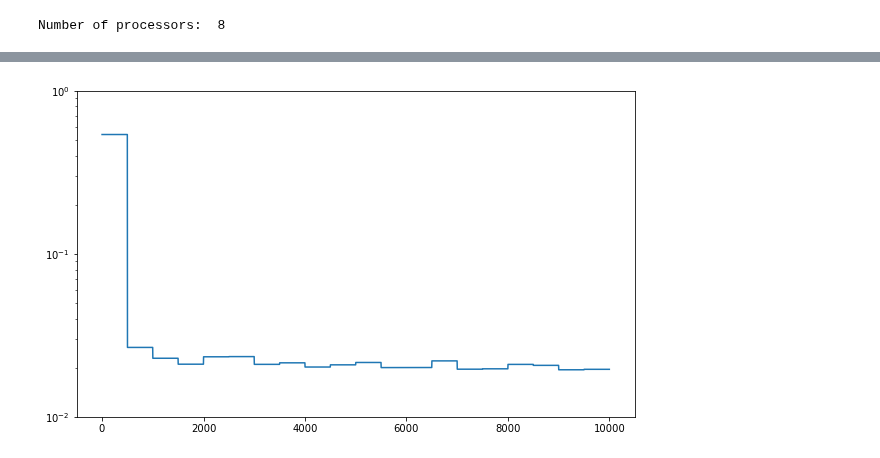
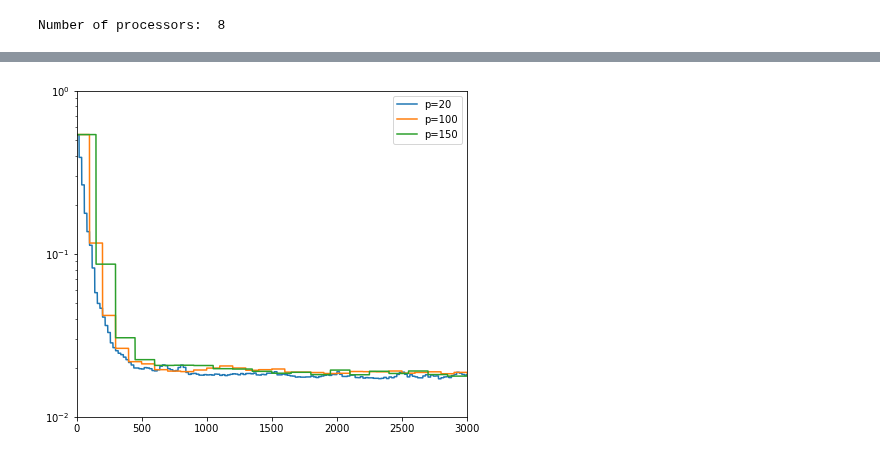
Before and after one commit to cjfelixx/machine-learning-graduate-research, a Jupyter notebook: FederatedLearing/federatedLearning.ipynb, the cells around one changed output, grey strips where cells are left out. Drawn from its saved outputs; the diff is of its cells as text; code cells hidden in the pictures.

```diff
--- a/FederatedLearing/federatedLearning.ipynb
+++ b/FederatedLearing/federatedLearning.ipynb
@@ -28,7 +23,7 @@ sys.maxsize
 # %%
 def generate_data(num_data):
     # AWGN
-    v = 0.1*np.random.normal(0,1,num_data+2)
+    v = 0.1*np.random.normal(size=num_data+2)
 
     # Initial conditions
     d_true =[0.1 , 0.1]
@@ -43,12 +38,12 @@ def generate_data(num_data):
     u = np.hstack((np.array(d[0:num_data]).reshape(num_data,1),np.array(d[1:num_data+1]).reshape(num_data,1)))
     d_true = d_true[2::]
     d = d[2::]
-    return np.array(u), np.array(d),np.array(d_true)
+    return np.array(u),np.array(d),np.array(d_true)
 
 # Parameters
 num_data = 3000
 kernel = Kernel(3.73)
-K = 10 # K edge clients
-step_size = 0.8
-reg_coeff = 0.03
+
+step_size = 0.7
+reg_coeff = 0.1
 threshold = 0.5
@@ -55,50 +93,58 @@ threshold = 0.5
 # %%
 # Federated learning: Synchronous updating rule
+plt.figure(figsize=(7, 6))
+# plt.semilogy(range(len(mse_cent)),mse_cent)
 
-l = 500 # l updates for synchronous
+K = 10 # K edge clients
 c =  np.ones(K).reshape(K,1)/K # edge weighting
-D = 200 # Dictionary size
+D = 100 # Dictionary size
+l = [20, 100, 150]
+iteration = 10000
 
-iteration = 10000
-alpha_0 = np.zeros((D,1))
-alphas = np.zeros((K,D))
+for epoch in range(len(l)):
+    alpha_0 = np.zeros((D,1))
+    alpha = alpha_0
+    alphas = np.zeros((K,D))
+    err = []
+    mean_mse = []
 
-final_mse = []
+    # Process data and kernel
+    u,d,d_true = generate_data(num_data)
 
-# Process data and kernel
-u,d,d_true = generate_data(num_data)
-mse = [np.var(d)]
-sigma = 1/np.sqrt(2*kernel.sigma)
-W = (1/sigma) * np.random.normal(loc=0, scale=sigma, size=(2,D))
-b = np.random.uniform(0,2*np.pi,D).reshape(D,1)
-h = np.sqrt(2/D) * np.cos(W.T @ u.T + b)
-for n in tqdm(range(iteration)):
+    mse = [np.var(d)]
+    sigma = 1/np.sqrt(2*kernel.sigma)
+    W = (1/sigma) * np.random.normal(size=(2,D))
 
-    # Local updates
-    i = np.random.randint(0,num_data)
-    edge = np.random.randint(0,K)
+    b = np.random.uniform(0,np.pi,(D,1))
+    h = np.sqrt(2/D) * np.cos(W.T @ u.T + b)
+    for n in tqdm(range(iteration)):
 
-    alpha_k = alphas[edge].reshape((D,1))
-    u_k = u[i]
-    h_k = h[:,i].reshape((D,1))
-    d_k = np.array([d[i]])
-    err = d_k - h_k.T @ alpha_k
-    alpha_step = alpha_k + step_size * err * h_k
-#     _,alpha_step = KLMS_RFF(u_k,d_k,h_k,step_size,D,alpha_0=alpha_k)
+        # Local updates
+        v = np.random.randint(0,num_data)
+        edge = np.random.randint(0,K)
 
-    alphas[edge] = alpha_step.T
+        alpha_in = alphas[edge].reshape((D,1))
+        u_k = u[v]
+        h_k = h[:,v].reshape((D,1))
+        d_k = np.array([d[v]])
+    #     err = d_k - h_k.T @ alpha_in
+    #     alpha_step = alpha_in + step_size  * h_k * err
+        erri,alpha_step = KLMS_RFF(u_k,d_k,h_k,step_size,D,alpha_0=alpha_in)
+        err.append(erri)
+        alphas[edge] = alpha_step.T
 
-    # Global update
-    if n % l == 0 and n > 1:
-#         print(n)
-        alpha = (alphas.T @ c)
-        alphas = np.repeat(alpha,K,axis=1).T
-        mse.append(np.square(np.linalg.norm(d[-500::].reshape(500,1) - h.T[-500::] @ alpha))/500)
-    elif n > 1:
-        mse.append(mse[-1])
-# final_mse.append(mse[0])
+        # Global update
+        if n % l[epoch] == 0 and n>1:
+            alpha = (alphas.T @ c)
+            alphas = np.repeat(alpha,K,axis=1).T
+            mse.append(np.square(np.linalg.norm(d[-500::].reshape(500,1) - h.T[-500::] @ alpha))/500)
+        elif n > 1:
+            mse.append(mse[-1])
+    # final_mse.append(mse[0])
 
-plt.figure(figsize=(10, 6))
-plt.semilogy(range(len(mse)),mse)
+
+    plt.semilogy(range(len(mse)),mse,label="p=" + str(l[epoch]))
+plt.legend()
 plt.ylim([1e-2,1e0])
+plt.xlim([0,3000])
 # %% [output]
@@ -106 +152 @@ plt.ylim([1e-2,1e0])
-[figure, old version]
+[figure, new version]
```
Also changed, not shown: parts of 12 cells of this notebook, 8 other files.
